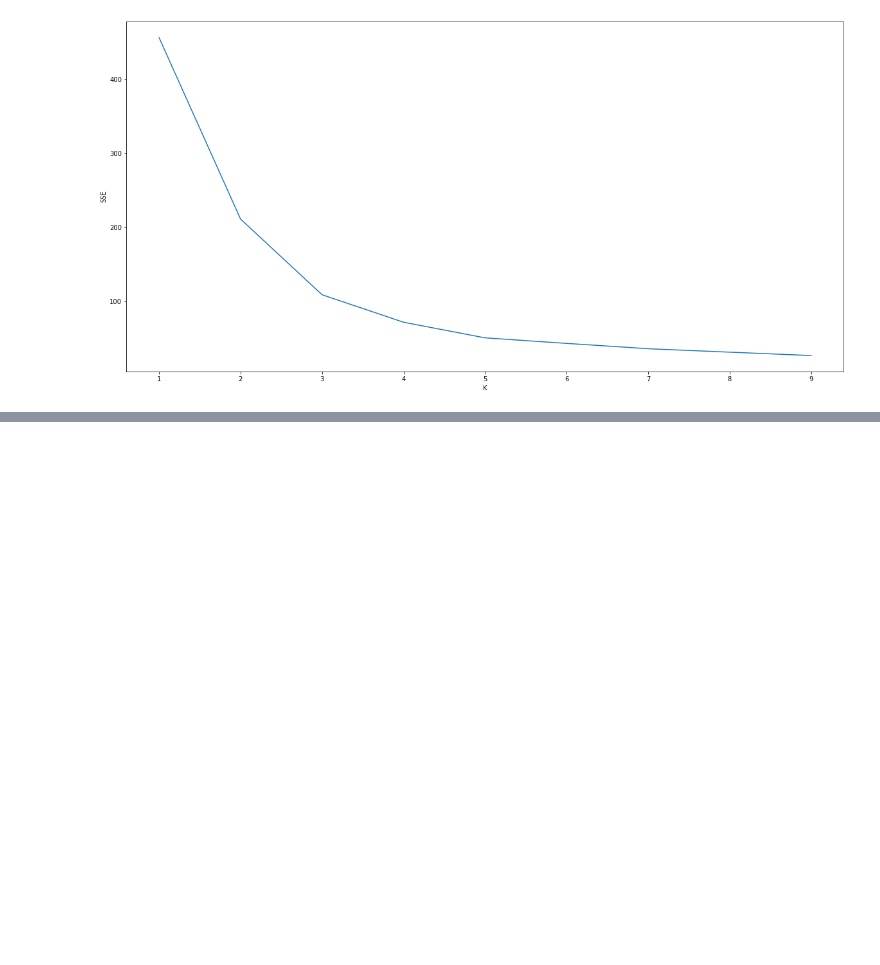
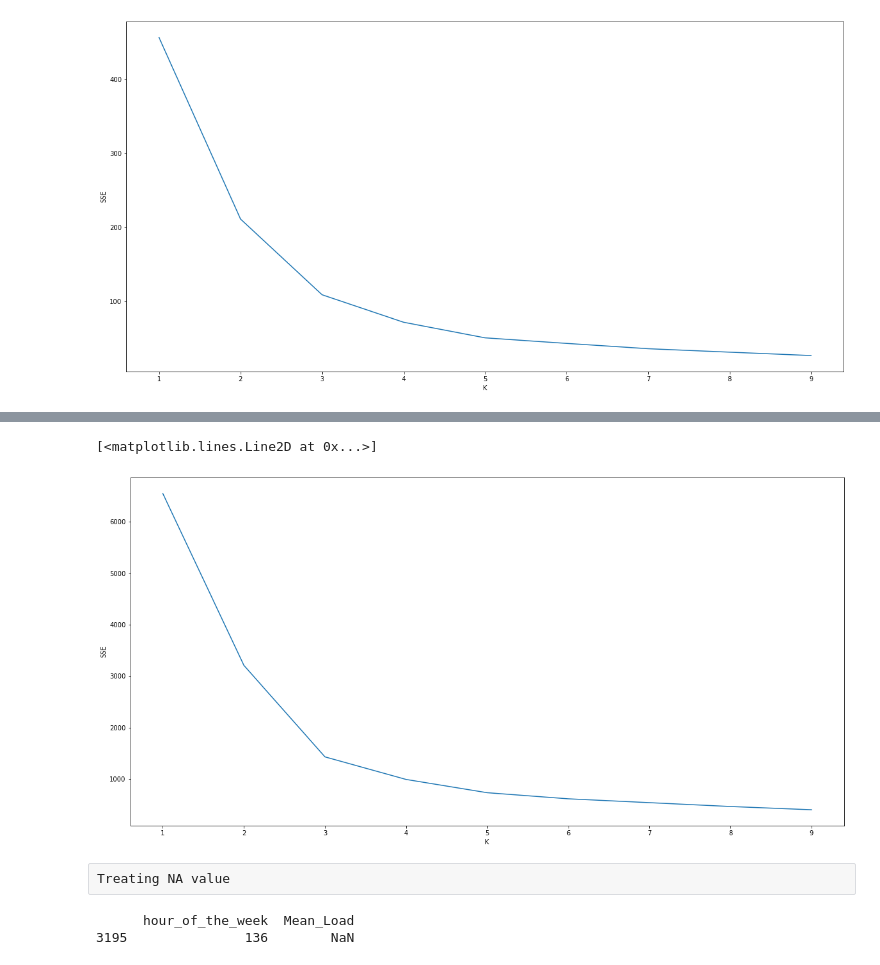
Before and after one commit to Tobi-DataDetective/Energy_Load_Profile_Classification, a Jupyter notebook: script.ipynb, the cells around one changed output, grey strips where cells are left out. Cells and saved outputs as stored; diff of their text form; code cells hidden in the pictures; blank space fills up the shorter version.

```diff
--- a/script.ipynb
+++ b/script.ipynb
@@ -347,0 +466,16 @@ plt.plot(k_rng,sse)
+# %%
+k_rng = range(1,10)
+sse = []
+for k in k_rng:
+    km = KMeans(n_clusters=k)
+    km.fit(df[['hour_of_the_week','Mean_Load']])
+    sse.append(km.inertia_)
+# %%
+plt.xlabel('K')
+plt.ylabel('SSE')
+plt.plot(k_rng,sse)
+# %% [output]
+[<matplotlib.lines.Line2D at 0x...>]
+[figure, added]
+# %% [raw]
+Treating NA value
@@ -347,0 +484,13 @@ plt.plot(k_rng,sse)
+# %%
+import pandas as pd
+
+
+
+# Use the dropna method to return all rows with missing values
+rows_with_NA = df[df.isna().any(axis=1)]
+
+# View the resulting dataframe with rows containing missing values
+print(rows_with_NA)
+# %% [output]
+      hour_of_the_week  Mean_Load
+3195               136        NaN
```
Also changed, not shown: parts of 13 cells of this notebook.
